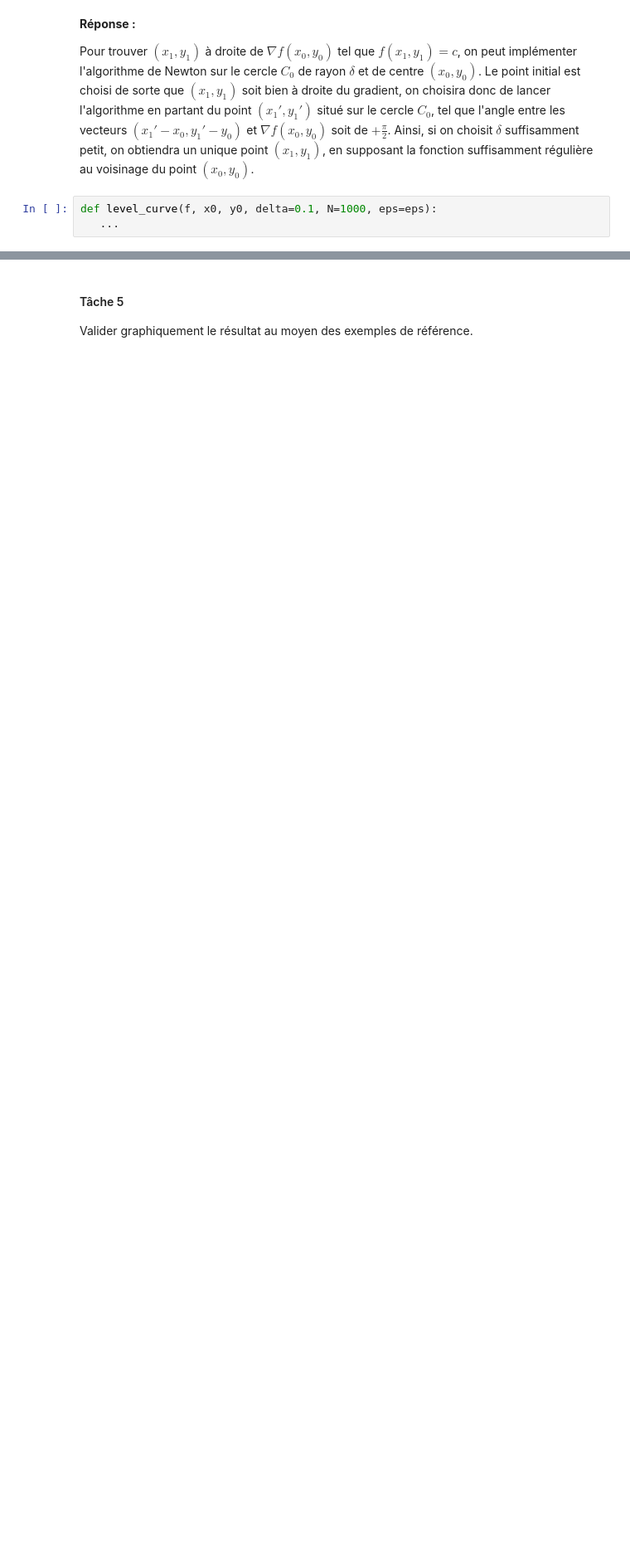
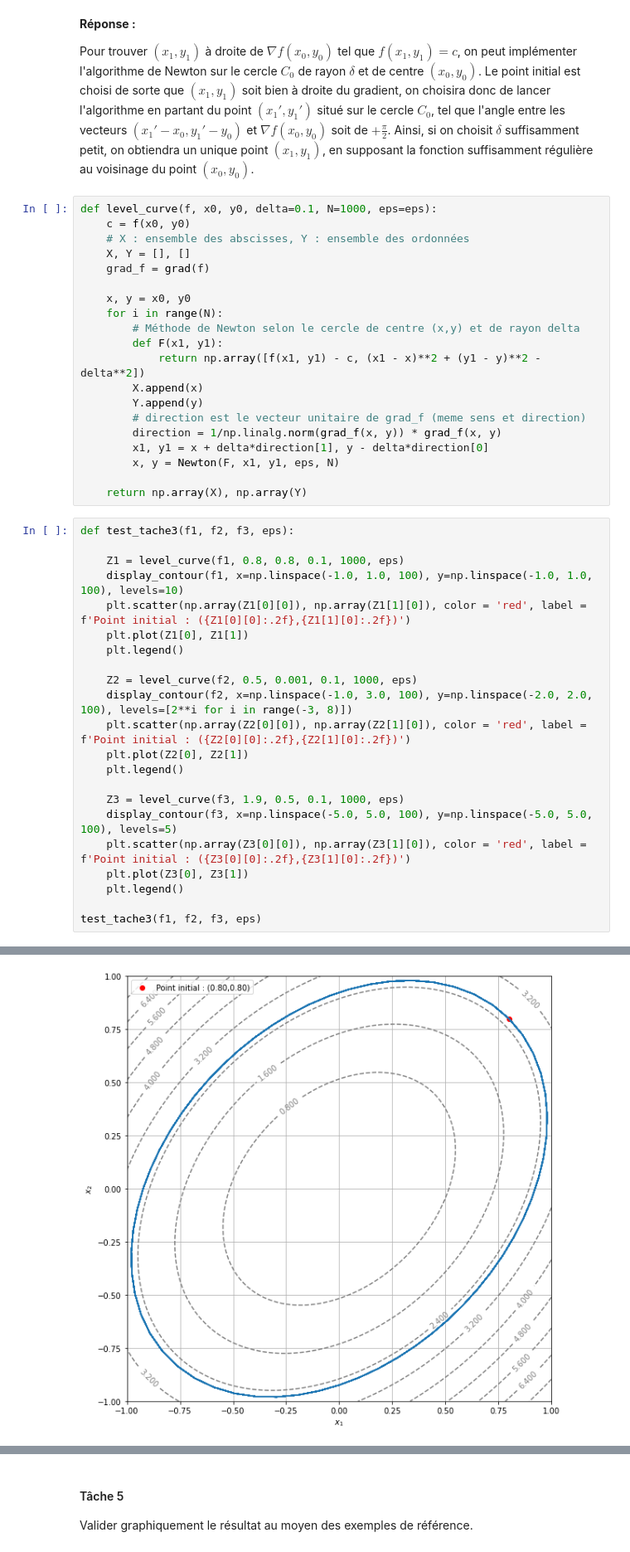
Before and after one commit to pguillot07/Devoir-Maths-Info---Courbes-de-niveaux, a Jupyter notebook: Courbes de niveau - Rendu.ipynb, the cells around one changed output, grey strips where cells are left out. Shown at 83% size. Drawn from its saved outputs; the diff is of its cells as text; blank space fills up the shorter version.

```diff
--- a/Courbes de niveau - Rendu.ipynb
+++ b/Courbes de niveau - Rendu.ipynb
@@ -349,6 +402,46 @@ Comment, en partant d'un point de référence $(x_0, y_0)$ tel que $f(x_0, y_0)=
 **Réponse :**
 
 Pour trouver $(x_1,y_1)$ à droite de $\nabla f(x_0,y_0)$ tel que $f(x_1,y_1) = c$, on peut implémenter l'algorithme de Newton sur le cercle $C_0$ de rayon $\delta$ et de centre $(x_0,y_0)$. Le point initial est choisi de sorte que $(x_1,y_1)$ soit bien à droite du gradient, on choisira donc de lancer l'algorithme en partant du point $(x_{1}', y_{1}')$ situé sur le cercle $C_0$, tel que l'angle entre les vecteurs $(x_1' - x_0, y_1' - y_0)$ et $\nabla f(x_0,y_0)$ soit de $+ \frac{\pi}{2}$. Ainsi, si on choisit $\delta$ suffisamment petit, on obtiendra un unique point $(x_1,y_1)$, en supposant la fonction suffisamment régulière au voisinage du point $(x_0,y_0)$.
-# %%
-def level_curve(f, x0, y0, delta=0.1, N=1000, eps=eps):
-   ...
+# %%
+def level_curve(f, x0, y0, delta=0.1, N=1000, eps=eps):
+    c = f(x0, y0)
+    # X : ensemble des abscisses, Y : ensemble des ordonnées
+    X, Y = [], []
+    grad_f = grad(f)
+
+    x, y = x0, y0
+    for i in range(N):
+        # Méthode de Newton selon le cercle de centre (x,y) et de rayon delta
+        def F(x1, y1):
+            return np.array([f(x1, y1) - c, (x1 - x)**2 + (y1 - y)**2 - delta**2])
+        X.append(x)
+        Y.append(y)
+        # direction est le vecteur unitaire de grad_f (meme sens et direction)
+        direction = 1/np.linalg.norm(grad_f(x, y)) * grad_f(x, y)
+        x1, y1 = x + delta*direction[1], y - delta*direction[0]
+        x, y = Newton(F, x1, y1, eps, N)
+
+    return np.array(X), np.array(Y)
+# %%
+def test_tache3(f1, f2, f3, eps):
+
+    Z1 = level_curve(f1, 0.8, 0.8, 0.1, 1000, eps)
+    display_contour(f1, x=np.linspace(-1.0, 1.0, 100), y=np.linspace(-1.0, 1.0, 100), levels=10)
+    plt.scatter(np.array(Z1[0][0]), np.array(Z1[1][0]), color = 'red', label = f'Point initial : ({Z1[0][0]:.2f},{Z1[1][0]:.2f})')
+    plt.plot(Z1[0], Z1[1])
+    plt.legend()
+
+    Z2 = level_curve(f2, 0.5, 0.001, 0.1, 1000, eps)
+    display_contour(f2, x=np.linspace(-1.0, 3.0, 100), y=np.linspace(-2.0, 2.0, 100), levels=[2**i for i in range(-3, 8)])
+    plt.scatter(np.array(Z2[0][0]), np.array(Z2[1][0]), color = 'red', label = f'Point initial : ({Z2[0][0]:.2f},{Z2[1][0]:.2f})')
+    plt.plot(Z2[0], Z2[1])
+    plt.legend()
+
+    Z3 = level_curve(f3, 1.9, 0.5, 0.1, 1000, eps)
+    display_contour(f3, x=np.linspace(-5.0, 5.0, 100), y=np.linspace(-5.0, 5.0, 100), levels=5)
+    plt.scatter(np.array(Z3[0][0]), np.array(Z3[1][0]), color = 'red', label = f'Point initial : ({Z3[0][0]:.2f},{Z3[1][0]:.2f})')
+    plt.plot(Z3[0], Z3[1])
+    plt.legend()
+
+test_tache3(f1, f2, f3, eps)
+# %% [output]
@@ -354,0 +449 @@ def level_curve(f, x0, y0, delta=0.1, N=1000, eps=eps):
+[figure, added]
```
Also changed, not shown: parts of 14 cells of this notebook.
